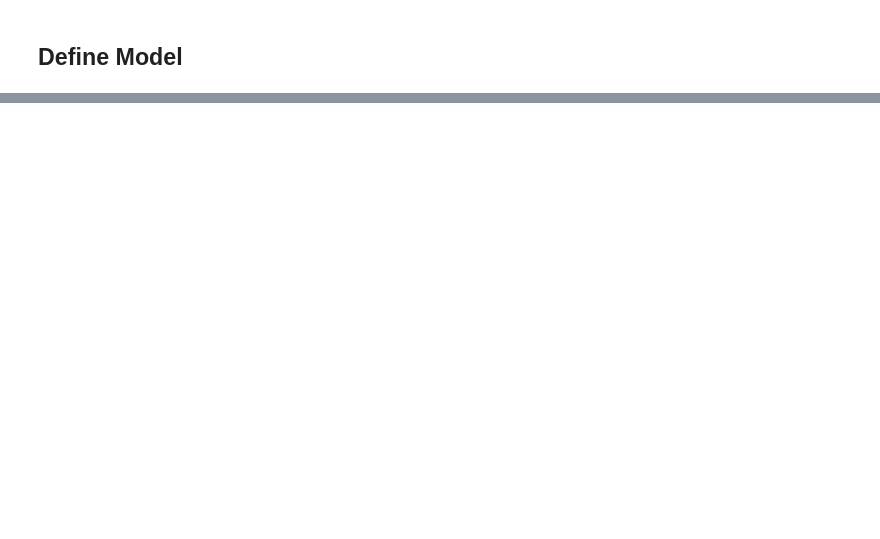
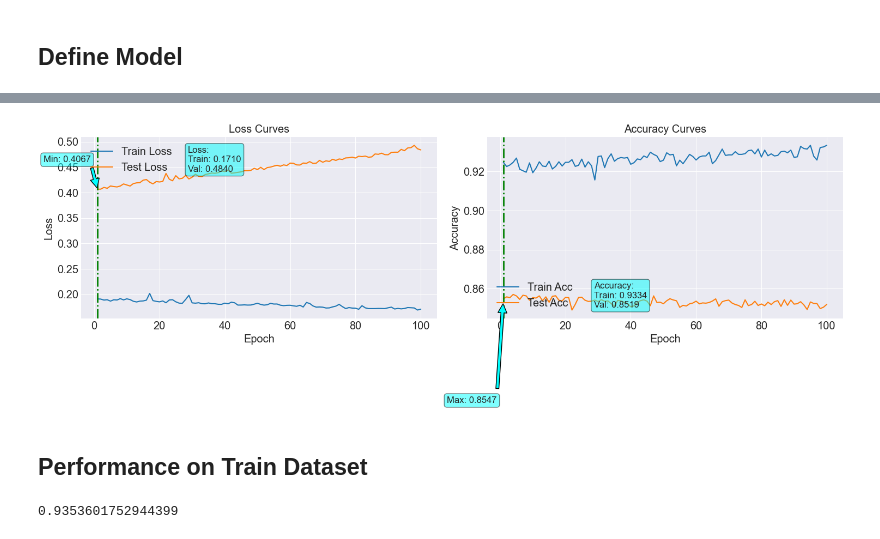
Before and after one commit to AshishMulani/Deep_Learning, a Jupyter notebook: Notebooks/Day6/T03_FIFA_PYTORCH.ipynb, the cells around one changed output, grey strips where cells are left out. Drawn from its saved outputs; the diff is of its cells as text; code cells hidden in the pictures; blank space fills up the shorter version.

```diff
--- a/Notebooks/Day6/T03_FIFA_PYTORCH.ipynb
+++ b/Notebooks/Day6/T03_FIFA_PYTORCH.ipynb
@@ -215,7 +215,7 @@ class FifaDataset(Dataset):
     def __getitem__(self, index):
         return self.X[index], self.y[index]
 # %%
-train_dataset = FifaDataset(X_test, y_test.to_numpy())
+train_dataset = FifaDataset(X_train, y_train.to_numpy())
 train_loader = DataLoader(dataset = train_dataset, batch_size=BATCH_SIZE, shuffle=True)
 
 for batch_idx, (data, target) in enumerate(train_loader):
@@ -243,2 +243,10 @@ Batch: 453: Data: torch.Size([32, 33]): Target: torch.Size([32]):
 # %%
 # X_train.shape, X_test.shape, 453*32 + 21
+# %%
+test_dataset = FifaDataset(X_test, y_test.to_numpy())
+test_loader = DataLoader(dataset = test_dataset, batch_size=BATCH_SIZE, shuffle=True)
+
+for batch_idx, (data, target) in enumerate(test_loader):
+    print (f'Batch: {batch_idx + 1}: ', end='')
+    print (f'Data: {data.shape}: ', end='')
+    print (f'Target: {target.shape}: ')
@@ -525,0 +379,7 @@ accuracy_score(y_true, y_pred)
+# %%
+loss_df = pd.DataFrame({'Epoch': n_epoch,
+                        'Train Loss': loss,
+                        'Test Loss': tloss,
+                        'Train Acc': acc,
+                        'Test Acc': tacc})
+loss_df.head()
@@ -526,3 +393,28 @@ accuracy_score(y_true, y_pred)
+# %%
+fn_plot_torch_hist(loss_df[1:])
+# %% [output]
+[figure, added]
+# %% [markdown]
+## Performance on Train Dataset
+# %%
+y_true, y_pred = [], []
+
+model.eval()
+
+with torch.inference_mode():
+
+    for batch_idx, (train_X, train_y) in enumerate(train_loader):
+        train_X = train_X.to(device)
+
+        pred = model(train_X)
+        y_pred.extend(torch.argmax(pred, dim=1).cpu().numpy())
+        y_true.extend(train_y)
+
+
+
+display(accuracy_score(y_true, y_pred))
+# %% [output]
+0.9353601752944399
 # %%
 print(classification_report(y_true, y_pred, target_names=list(class_names.values())))
 # %% [output]
```
Also changed, not shown: parts of 30 cells of this notebook.
